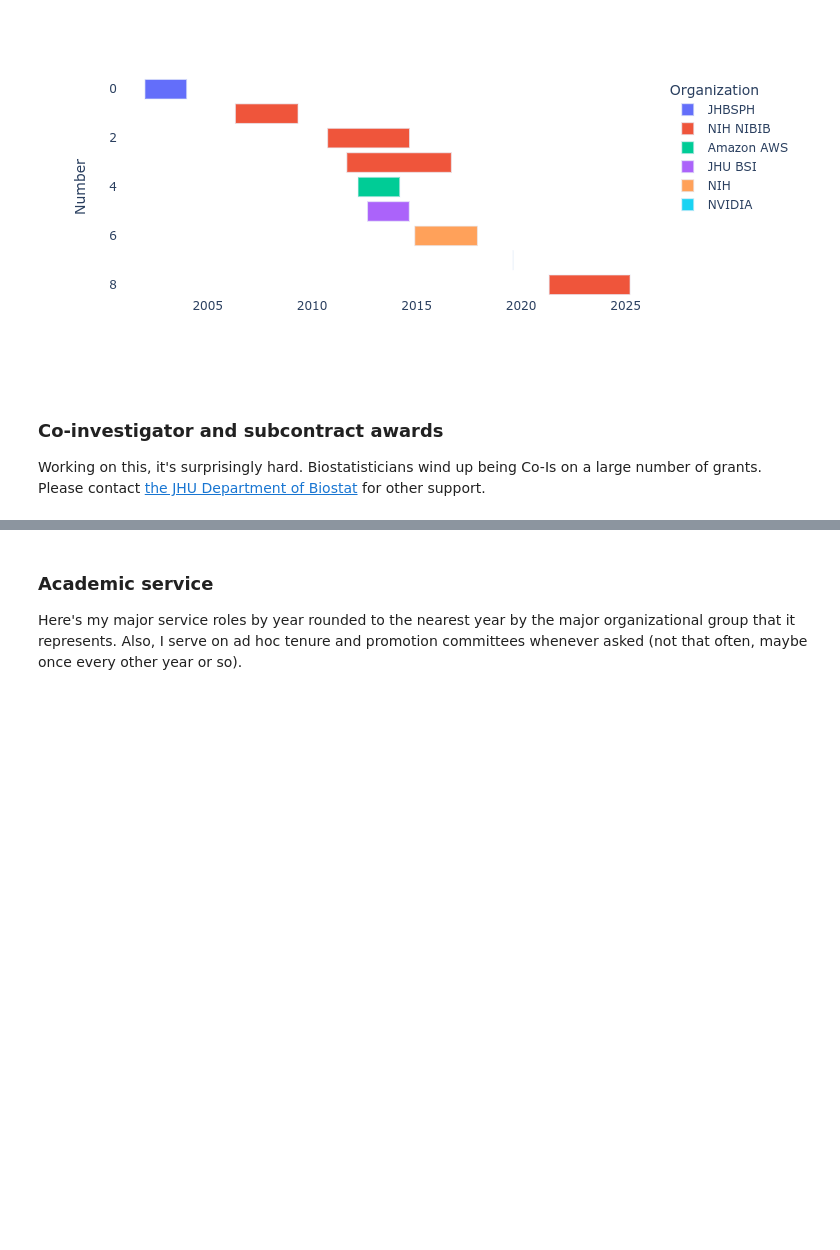
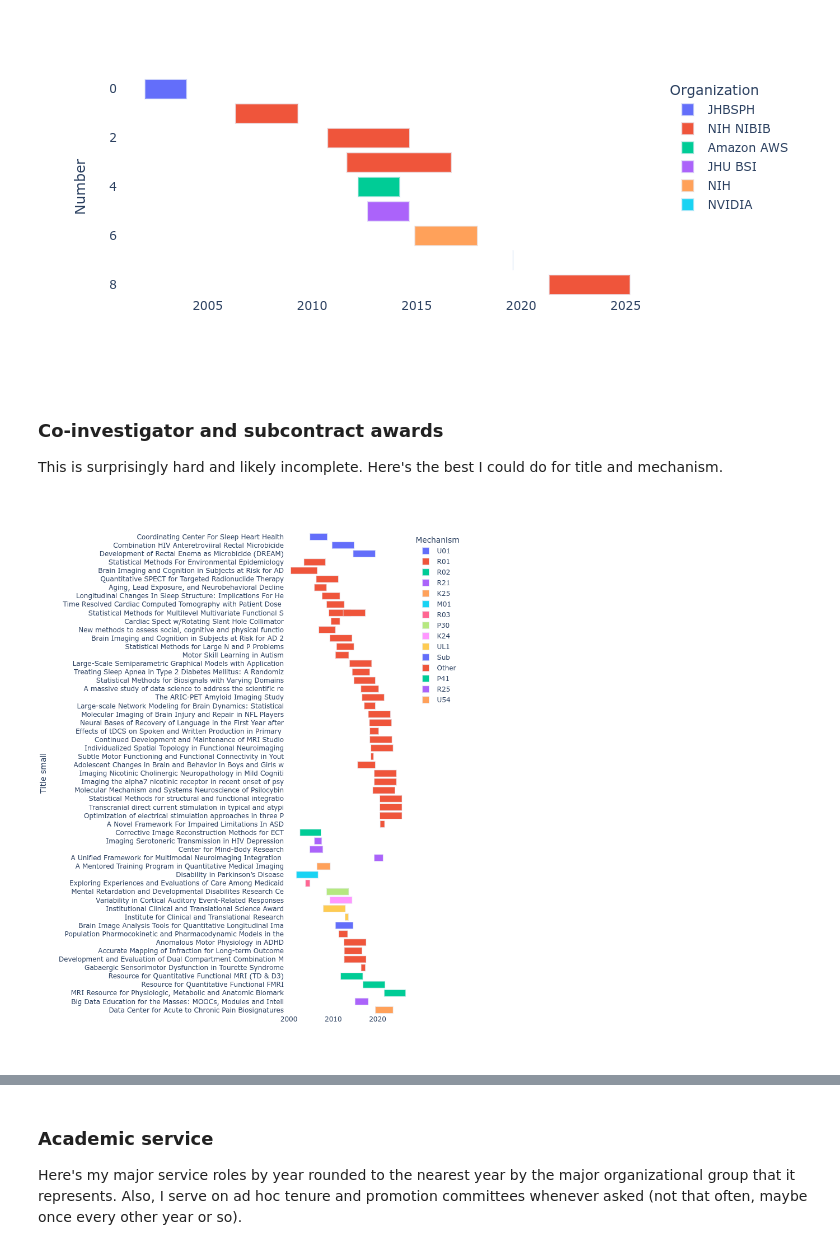
Before and after one commit to bcaffo/cv, a Jupyter notebook: cvJupyter.ipynb, the cells around one changed output, grey strips where cells are left out. Saved outputs shown, nothing was run; the diff lists cells and outputs as text; code cells hidden in the pictures; blank space fills up the shorter version.

Commit message:
This is the best I can do

```diff
--- a/cvJupyter.ipynb
+++ b/cvJupyter.ipynb
@@ -435,4 +425,25 @@ fig.show()
 [figure]
 # %% [markdown]
 ### Co-investigator and subcontract awards
-Working on this, it's surprisingly hard. Biostatisticians wind up being Co-Is on a large number of grants. Please contact [the JHU Department of Biostat](https://publichealth.jhu.edu/departments/biostatistics) for other support.
+This is surprisingly hard and likely incomplete. Here's the best I could do for title and mechanism.
+# %%
+grants = pd.read_csv("grantsFull.csv")
+grants.head()
+grants = grants.assign(Number = np.arange(grants.shape[0]))
+grants['Start'] = pd.to_datetime(grants['Start'])
+grants['End'] = pd.to_datetime(grants['End'])
+grants.loc[grants['Mechanism'].isna(), 'Mechanism'] = 'Other'
+grants.loc[grants['PI'].isna(), 'PI'] = 'Other'
+grants['Title small'] = [i[0 : 70] for i in grants['Title']]
+grants.loc[grants['YearlyDC'].isna(), 'YearlyDC'] = "No info"
+
+fig = px.timeline(grants, x_start="Start", x_end="End", y="Title small", color = "Mechanism",
+                  height=1000)
+fig.update_yaxes(autorange="reversed")
+
+fig = fig.update_layout({
+    'plot_bgcolor' : 'rgba(0, 0, 0, 0)',
+    'paper_bgcolor' : 'rgba(0, 0, 0, 0)'})
+fig.show()
+# %% [output]
+[figure, added]
```
Also changed, not shown: parts of 16 cells of this notebook, 8 other files.
